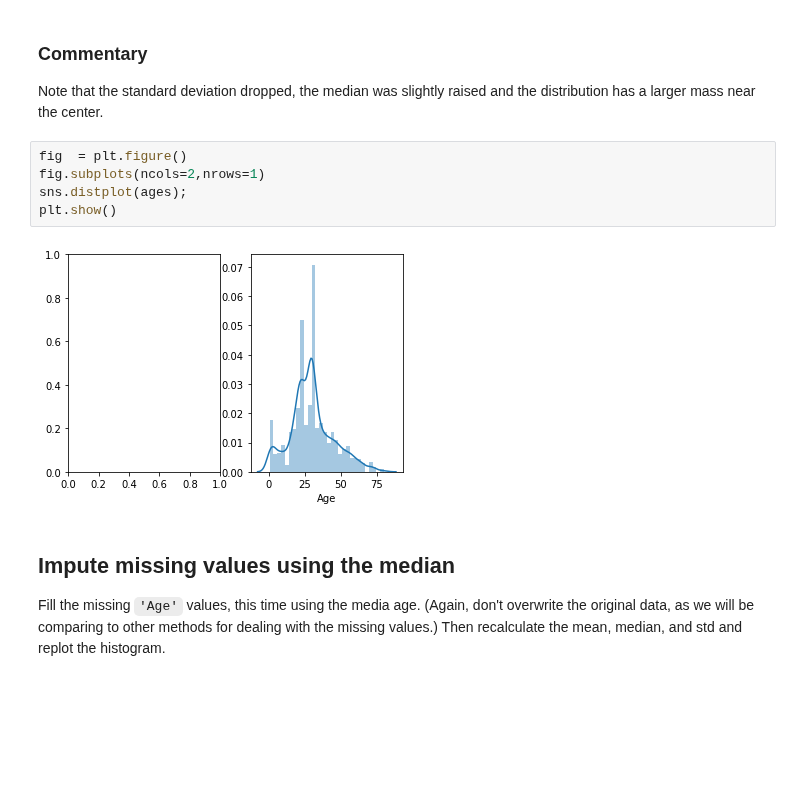
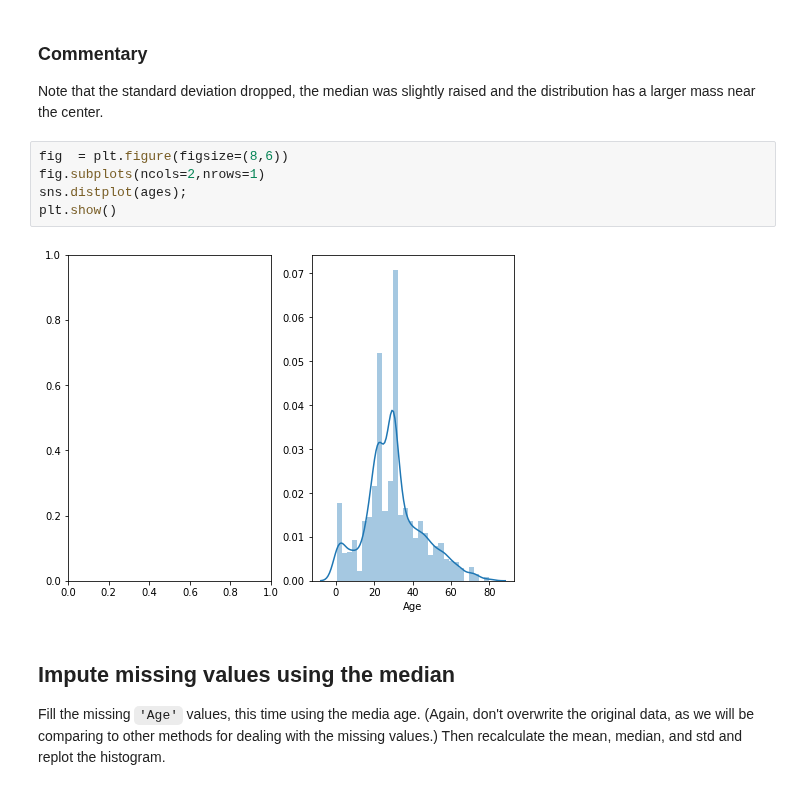
Before and after one commit to OsterMendel/dsc-more-on-missing-data-lab-nyc-ds-021720, a Jupyter notebook: index.ipynb, the cells around one changed output. Cells and saved outputs as stored; diff of their text form; blank space fills up the shorter version.

```diff
--- a/index.ipynb
+++ b/index.ipynb
@@ -134,12 +134,12 @@ plt.show()
 
 Note that the standard deviation dropped, the median was slightly raised and the distribution has a larger mass near the center.
 # %%
-fig  = plt.figure()
+fig  = plt.figure(figsize=(8,6))
 fig.subplots(ncols=2,nrows=1)
 sns.distplot(ages);
 plt.show()
 # %% [output]
-[figure, old version]
+[figure, new version]
 # %% [markdown]
 ## Impute missing values using the median
 
```
